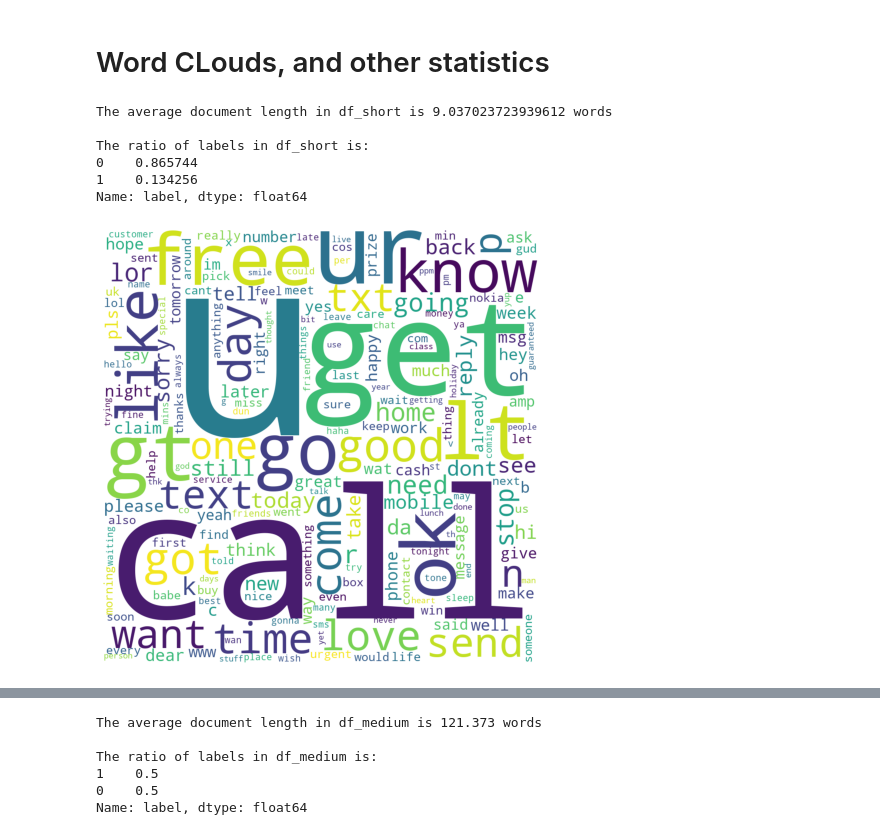
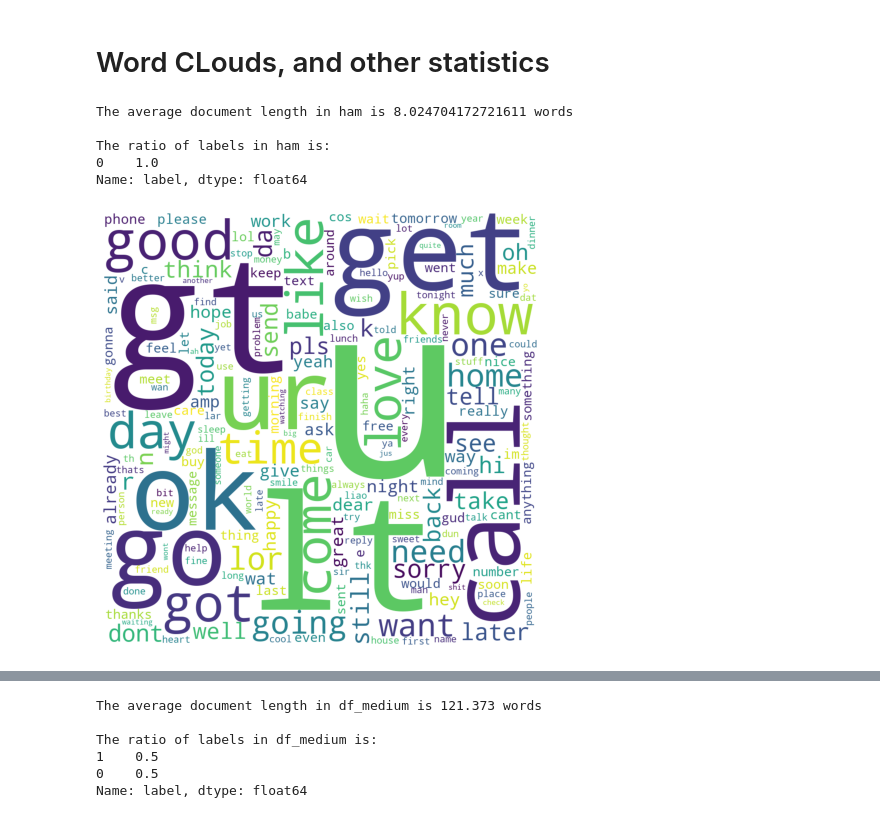
Before and after one commit to bocsardigergely/bachelor-thesis, a Jupyter notebook: exploratory.ipynb, the cells around one changed output, grey strips where cells are left out. Drawn from its saved outputs; the diff is of its cells as text; code cells hidden in the pictures.

```diff
--- a/exploratory.ipynb
+++ b/exploratory.ipynb
@@ -35,14 +35,16 @@ def generate_statistics(dataframe):
     plt.imshow(wordcloud_all)
     plt.axis("off")
     plt.show()
-    wordcloud_all.to_file("images/" + str(name) + "_wordlcoud.png")
+    #wordcloud_all.to_file("images/" + str(name) + "_wordlcoud.png")
+# %%
+ham = df_short.loc[df_short["label"]==0]
+spam = df_short.loc[df_short["label"]==1]
 # %%
-generate_statistics(df_short)
+generate_statistics(ham)
 # %% [output]
-The average document length in df_short is 9.037023723939612 words
+The average document length in ham is 8.024704172721611 words
 
-The ratio of labels in df_short is:
-0    0.865744
-1    0.134256
+The ratio of labels in ham is:
+0    1.0
 Name: label, dtype: float64
-[figure, old version]
+[figure, new version]
```
Also changed, not shown: parts of 4 cells of this notebook, 7 other files.
